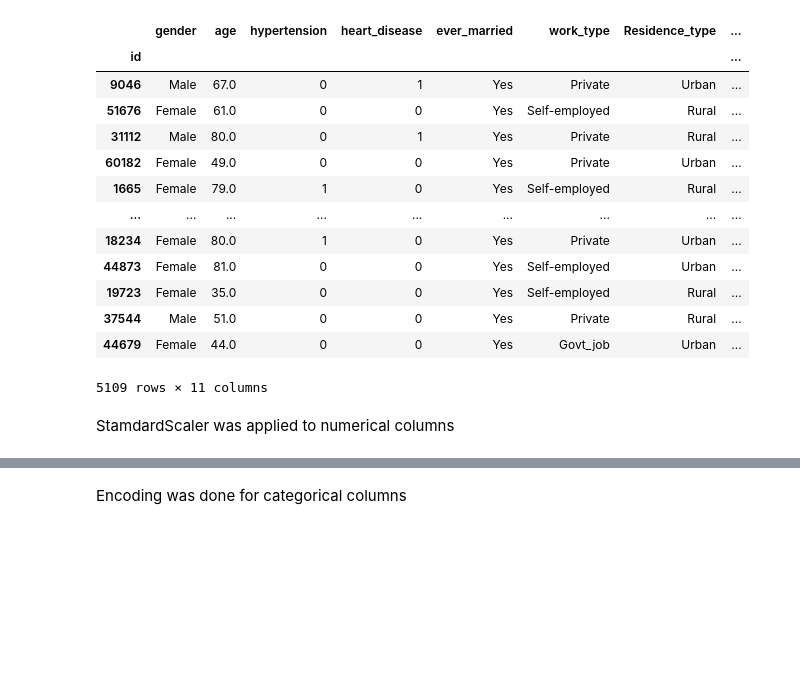
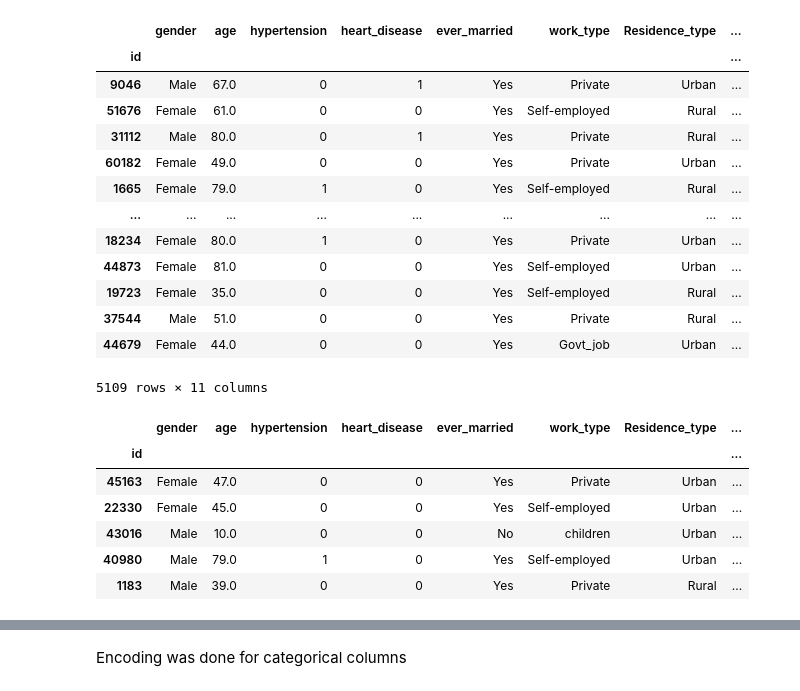
Before and after one commit to paulkimDSN/Capstone-2-Data-wranglling, a Jupyter notebook: preprocessing .ipynb, the cells around one changed output, grey strips where cells are left out. Saved outputs shown, nothing was run; the diff lists cells and outputs as text; code cells hidden in the pictures; blank space fills up the shorter version.

```diff
--- a/preprocessing .ipynb
+++ b/preprocessing .ipynb
@@ -163,5 +163,3 @@ df_preprocessing
 | 37544 | Male | 51.0 | 0 | 0 | Yes | Private | Rural | ... |
 | 44679 | Female | 44.0 | 0 | 0 | Yes | Govt_job | Urban | ... |
 5109 rows × 11 columns
-# %% [markdown]
-StamdardScaler was applied to numerical columns
@@ -167,0 +171,10 @@ StamdardScaler was applied to numerical columns
+# %%
+X_train.head()
+# %% [output]
+|  | gender | age | hypertension | heart_disease | ever_married | work_type | Residence_type | ... |
+| id |  |  |  |  |  |  |  | ... |
+| 45163 | Female | 47.0 | 0 | 0 | Yes | Private | Urban | ... |
+| 22330 | Female | 45.0 | 0 | 0 | Yes | Self-employed | Urban | ... |
+| 43016 | Male | 10.0 | 0 | 0 | No | children | Urban | ... |
+| 40980 | Male | 79.0 | 1 | 0 | Yes | Self-employed | Urban | ... |
+| 1183 | Male | 39.0 | 0 | 0 | Yes | Private | Rural | ... |
```
Also changed, not shown: parts of 13 cells of this notebook.
